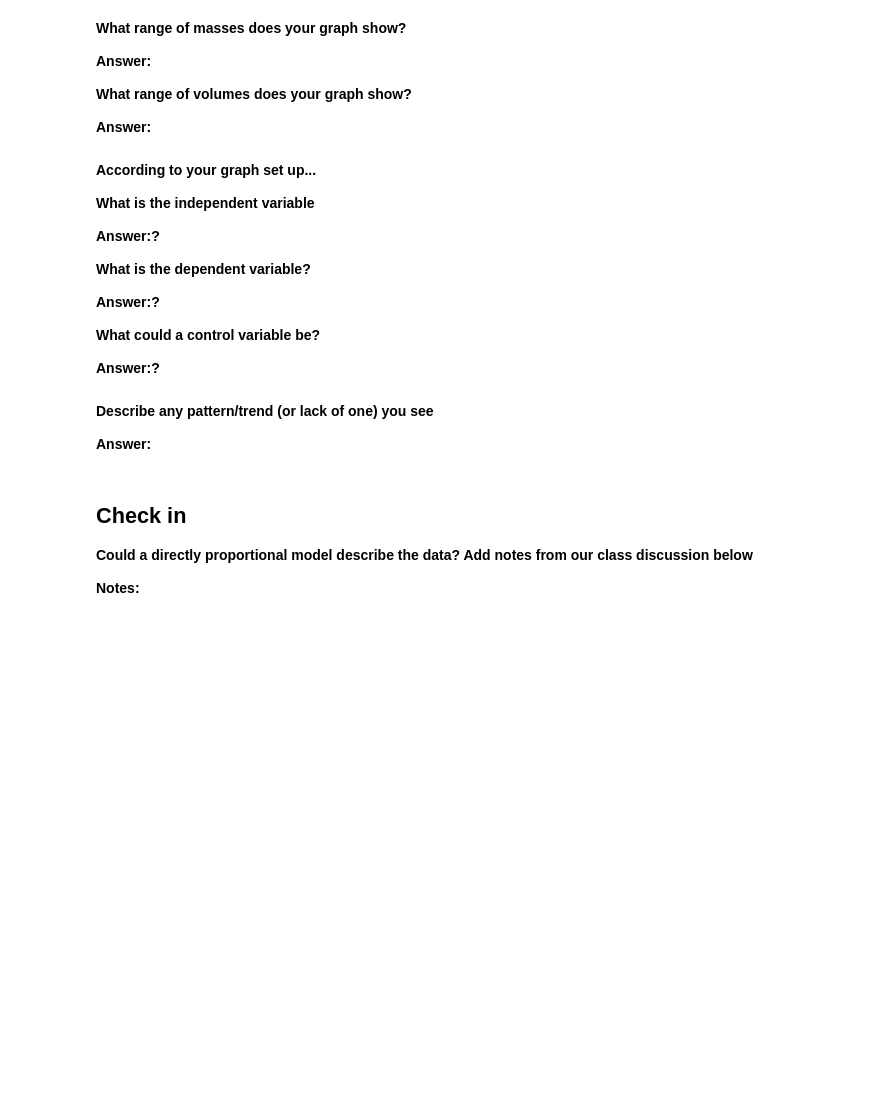
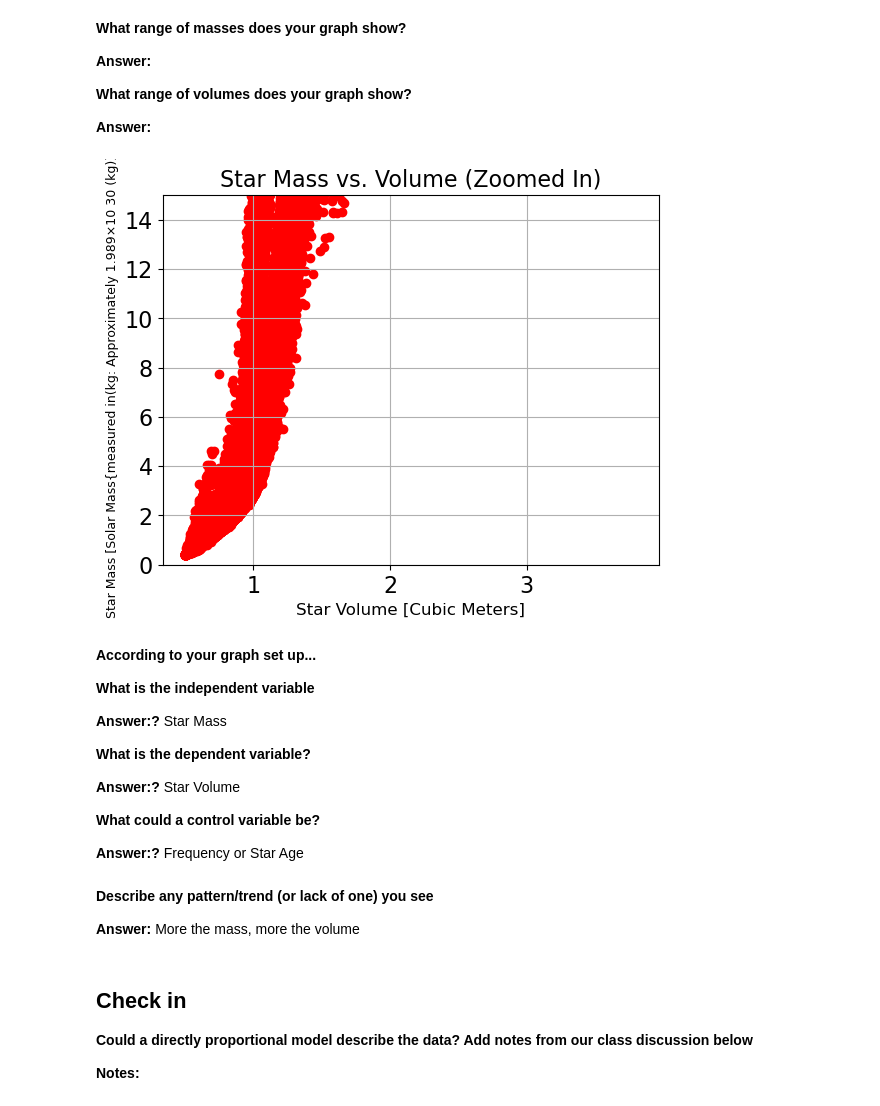
Before and after one commit to PrisonTeachingInitiative/CFR-2025, a Jupyter notebook: Astro/Blank/1 - Stars Pt2 .ipynb, the cells around one changed output. Drawn from its saved outputs; the diff is of its cells as text; code cells hidden in the pictures; blank space fills up the shorter version.

```diff
--- a/Astro/Blank/1 - Stars Pt2 .ipynb
+++ b/Astro/Blank/1 - Stars Pt2 .ipynb
@@ -139,23 +139,44 @@ plt.show()
+# %%
+# the scatter plot has some mess in it! let's get rid of it by zooming in
+# zoom in on a volume range of (0, 15)
+
+plt.scatter(mass, volume, color='red')
+
+# Add title and labels
+plt.title("Star Mass vs. Volume (Zoomed In)", fontsize=16)
+plt.xlabel("Star Volume [Cubic Meters]", fontsize=12)
+plt.ylabel("Star Mass [Solar Mass{measured in(kg: Approximately 1.989×10 30 (kg))}]", fontsize=9)
+plt.ylim(0, 15) #Range
+
+plt.rc('font', **{'family':'sans-serif', 'size':16})
+
+# Show grid
+plt.grid(True)
+
+# Show plot
+plt.show()
+# %% [output]
+[figure, added]
 # %% [markdown]
 **According to your graph set up...**
 
 **What is the independent variable**
 
-**Answer:?**
+**Answer:?** Star Mass
 
 
 **What is the dependent variable?**
 
-**Answer:?**
+**Answer:?** Star Volume
 
 
 **What could a control variable be?**
 
-**Answer:?**
+**Answer:?** Frequency or Star Age
 # %% [markdown]
 **Describe any pattern/trend (or lack of one) you see**
 
-**Answer:**
+**Answer:** More the mass, more the volume
 # %% [markdown]
 ## Check in
 
```
Also changed, not shown: parts of 8 cells of this notebook.
